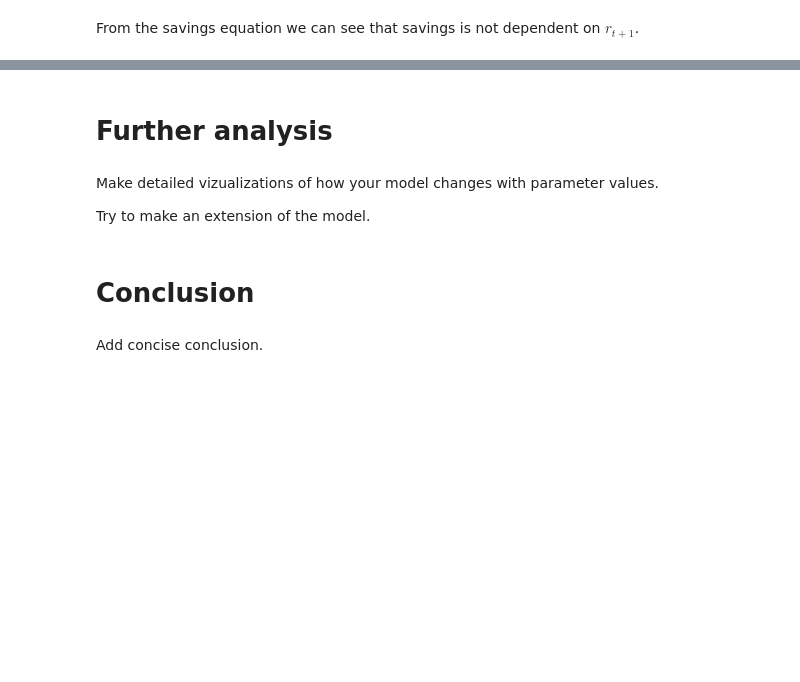
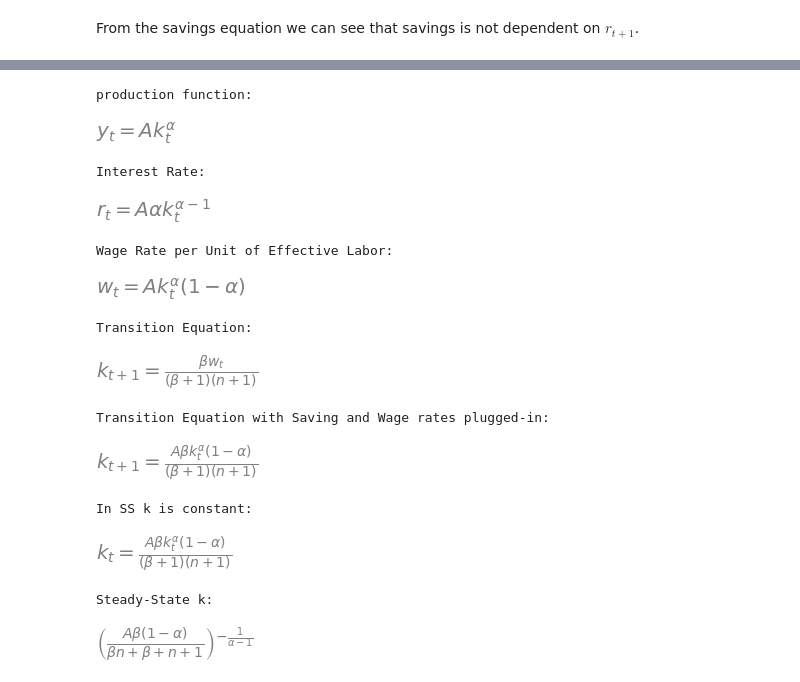
Before and after one commit to NumEconCopenhagen/projects-2023-siuuu, a Jupyter notebook: modelproject/modelproject.ipynb, the cells around one changed output, grey strips where cells are left out. Cells and saved outputs as stored; diff of their text form; code cells hidden in the pictures; blank space fills up the shorter version.

```diff
--- a/modelproject/modelproject.ipynb
+++ b/modelproject/modelproject.ipynb
@@ -50,9 +50,10 @@ k_t = sm.symbols('k_t')
 r_t = sm.symbols('r_t')
 r_t1 = sm.symbols('r_t+1')
 
-At = sm.symbols('A_t')
+A = sm.symbols('A')
 St = sm.symbols('S_t')
 s = sm.symbols('s(r_t+1)')
+yt = sm.symbols('y_t')
 # %%
 # Defining utility function and constraints
 U = sm.log(C1t) + beta * sm.log(C2t_1)
@@ -153,10 +130,58 @@ Are there any problems with convergence? Does the model converge for all startin
-# %% [markdown]
-# Further analysis
-# %% [markdown]
-Make detailed vizualizations of how your model changes with parameter values.
-
-Try to make an extension of the model.
-# %% [markdown]
-# Conclusion
-# %% [markdown]
-Add concise conclusion.
+# %%
+#Production
+
+f = A*k_t**alpha
+print('production function:')
+display(sm.Eq(yt, f))
+# %% [output]
+production function:
+[figure, added]
+# %%
+interest_rate = sm.diff(f,k_t)
+interest_rate = sm.simplify(interest_rate)
+print('Interest Rate:')
+display(sm.Eq(r_t,interest_rate))
+# %% [output]
+Interest Rate:
+[figure, added]
+# %%
+wage = f-sm.diff(f,k_t)*k_t
+wage = sm.simplify(wage)
+print('Wage Rate per Unit of Effective Labor:')
+display(sm.Eq(w_t,wage))
+# %% [output]
+Wage Rate per Unit of Effective Labor:
+[figure, added]
+# %%
+kt1 = sm.symbols('k_t+1')
+
+g = sm.symbols('g')
+n = sm.symbols('n')
+
+transition_int = sm.Eq(kt1, 1/(1+n) * beta/(1+beta) *w_t)
+print('Transition Equation:')
+display(transition_int)
+# %% [output]
+Transition Equation:
+[figure, added]
+# %%
+transition_int2 = transition_int.subs(w_t,wage)
+print('Transition Equation with Saving and Wage rates plugged-in:')
+display(transition_int2)
+# %% [output]
+Transition Equation with Saving and Wage rates plugged-in:
+[figure, added]
+# %%
+steady_state = transition_int2.subs(kt1,k_t)
+print('In SS k is constant:')
+display(steady_state)
+# %% [output]
+In SS k is constant:
+[figure, added]
+# %%
+k_steady_state = sm.solve(steady_state,k_t)[0]
+print('Steady-State k:')
+display(k_steady_state)
+# %% [output]
+Steady-State k:
+[figure, added]
```
Also changed, not shown: parts of 6 cells of this notebook.
